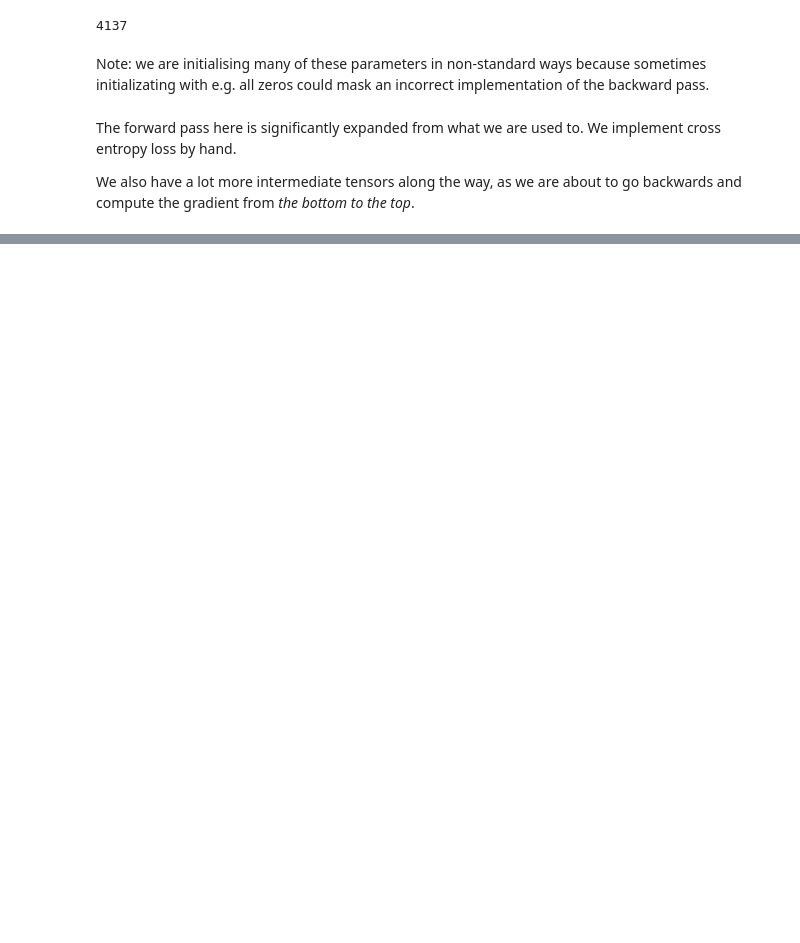
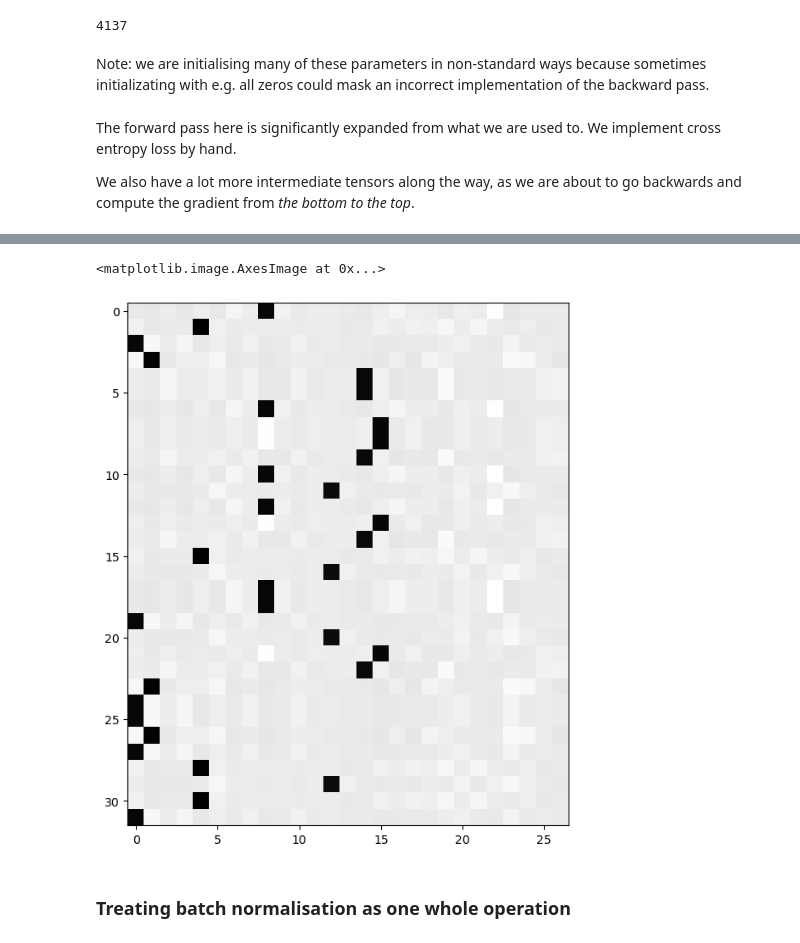
Before and after one commit to theeugenechong/neural-networks-zero-to-hero-andrej-karpathy, a Jupyter notebook: lect5-makemore-backprop-ninja.ipynb, the cells around one changed output, grey strips where cells are left out. Cells and saved outputs as stored; diff of their text form; code cells hidden in the pictures; blank space fills up the shorter version.

```diff
--- a/lect5-makemore-backprop-ninja.ipynb
+++ b/lect5-makemore-backprop-ninja.ipynb
@@ -289,4 +334,12 @@ print(loss_fast.item(), 'diff:', (loss_fast - loss).item())
 # %%
-# backward pass
+# backward pass (a significantly shorter version once you know the mathematical expression)
+
+dlogits = F.softmax(logits, 1)
+
+# subtract a 1 at the correct locations
+dlogits[range(n), Yb] -= 1
+
+# take the mean
+dlogits /= n
 
 cmp('logits', dlogits, logits) # I can only get approximate to be true, my maxdiff is 6e-9
@@ -293,3 +390,11 @@ cmp('logits', dlogits, logits) # I can only get approximate to be true, my maxdi
+# %%
+plt.figure(figsize=(8, 8))
+plt.imshow(dlogits.detach(), cmap='gray')
+# %% [output]
+<matplotlib.image.AxesImage at 0x...>
+[figure, added]
+# %% [markdown]
+### Treating batch normalisation as one whole operation
 # %%
 # Exercise 3: backprop through batchnorm but all in one go
 # to complete this challenge look at the mathematical expression of the output of batchnorm,
```
Also changed, not shown: parts of 23 cells of this notebook.
